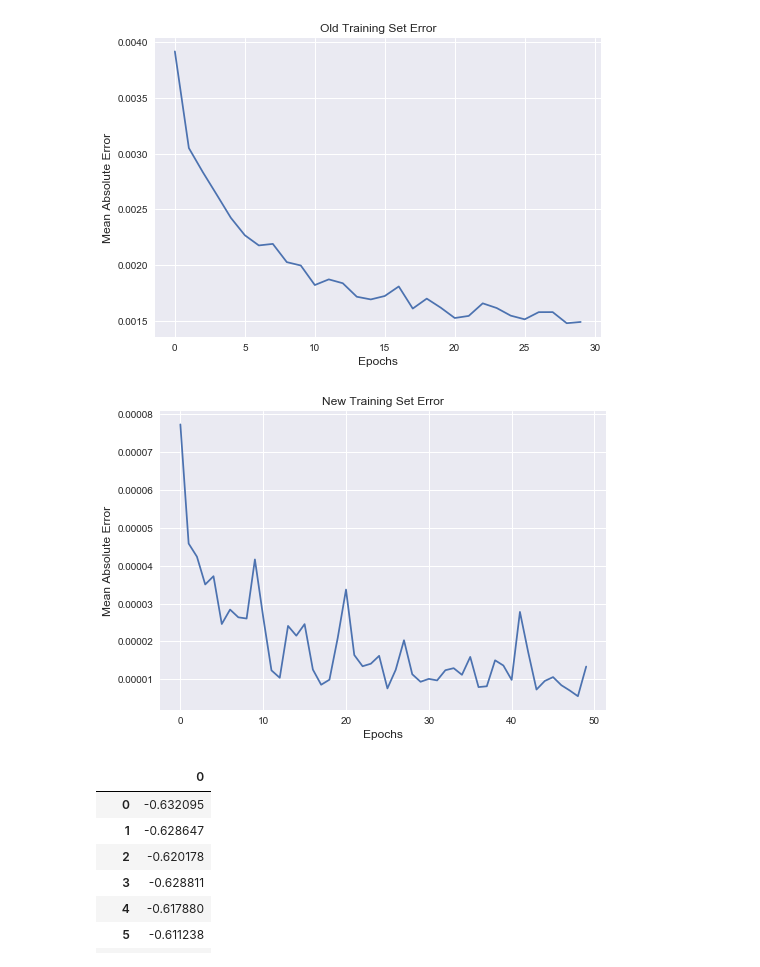
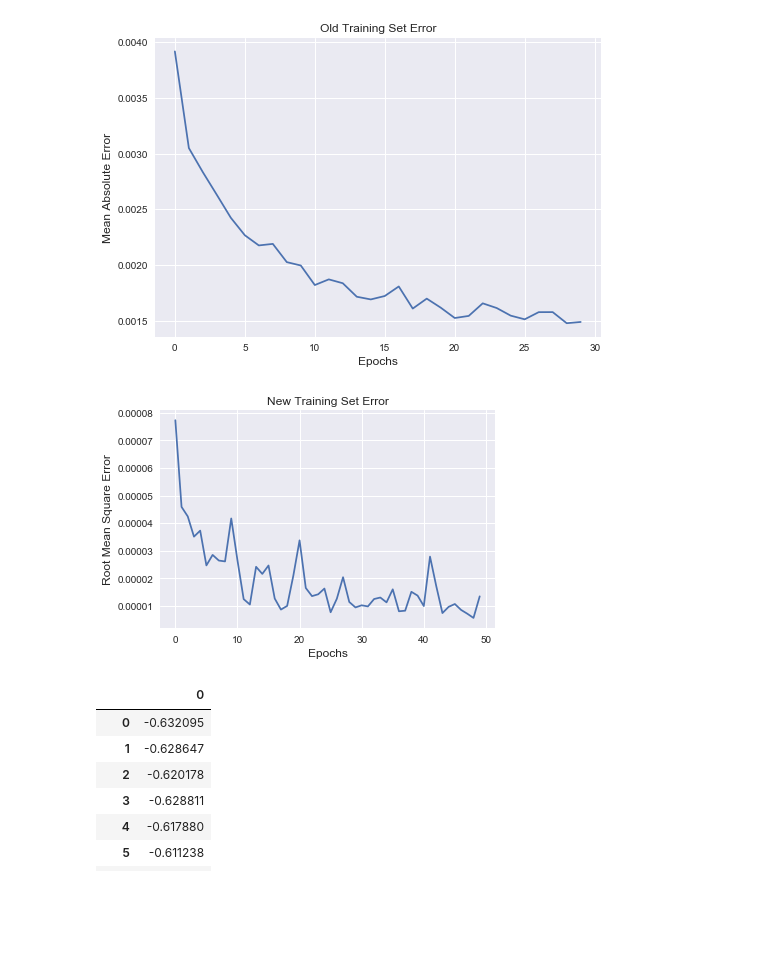
Before and after one commit to zemra-labs/ds-coin-predictions, a Jupyter notebook: cryptocurrency_predict2.ipynb, the cells around one changed output. Saved outputs shown, nothing was run; the diff lists cells and outputs as text; code cells hidden in the pictures; blank space fills up the shorter version.

```diff
--- a/cryptocurrency_predict2.ipynb
+++ b/cryptocurrency_predict2.ipynb
@@ -305,13 +305,13 @@ plt.show()
 # %%
 # new training set error
 fig, ax = plt.subplots()
 ax.plot(bitcoin_hist.epoch, bitcoin_hist.history['loss'])
 ax.set_title('New Training Set Error')
-ax.set_ylabel('Mean Absolute Error',fontsize=12)
+ax.set_ylabel('Root Mean Square Error',fontsize=12)
 ax.set_xlabel('Epochs',fontsize=12)
 plt.show()
 # %% [output]
-[figure, old version]
+[figure, new version]
 # %%
 def drawing(true, predict):
     RMSE = sqrt(mean_squared_error(true['Close'][__window+1:], predict[0][1:]))
```
